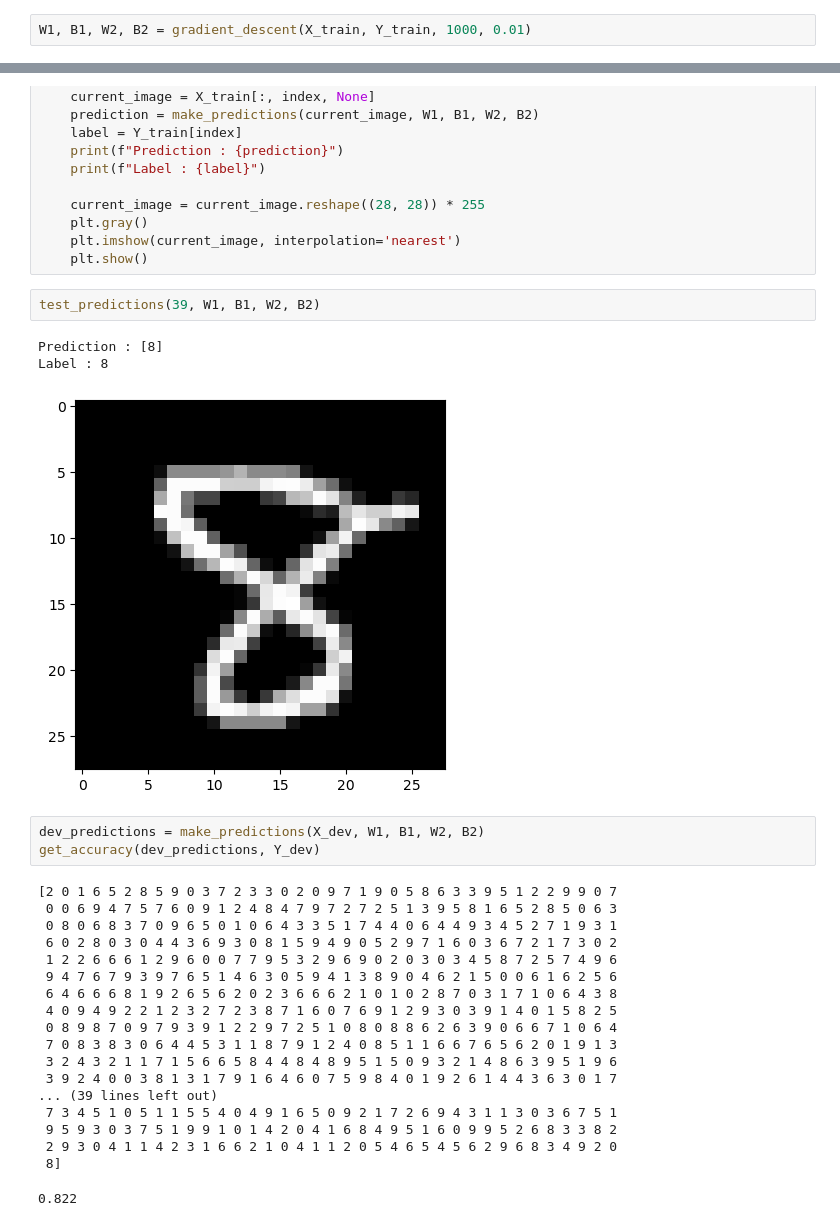
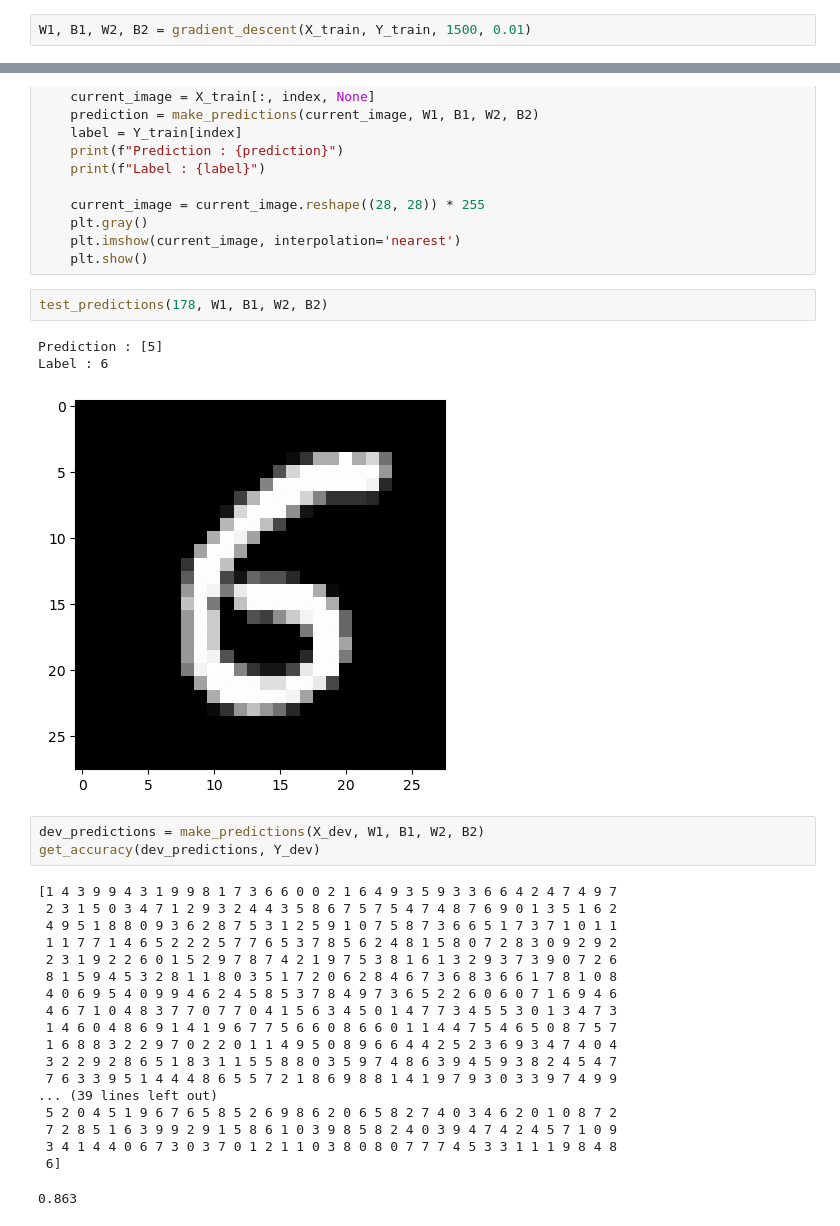
Before and after one commit to AS200585/nn-from-scratch-math-numpy, a Jupyter notebook: nn-from-numpy-scratch.ipynb, the cells around one changed output, grey strips where cells are left out. Cells and saved outputs as stored; diff of their text form.

```diff
--- a/nn-from-numpy-scratch.ipynb
+++ b/nn-from-numpy-scratch.ipynb
@@ -104,6 +104,6 @@ def gradient_descent(X, Y, iterations, alpha):
             print(f"Accuracy : {get_accuracy(get_predictions(A2), Y)}")
     return W1, B1, W2, B2
 # %%
-W1, B1, W2, B2 = gradient_descent(X_train, Y_train, 1000, 0.01)
+W1, B1, W2, B2 = gradient_descent(X_train, Y_train, 1500, 0.01)
 # %% [output]
 Iteratiopn : 0
@@ -141,30 +141,30 @@ def test_predictions(index, W1, B1, W2, B2):
     plt.imshow(current_image, interpolation='nearest')
     plt.show()
 # %%
-test_predictions(39, W1, B1, W2, B2)
+test_predictions(178, W1, B1, W2, B2)
 # %% [output]
-Prediction : [8]
-Label : 8
+Prediction : [5]
+Label : 6
-[figure, old version]
+[figure, new version]
 # %%
 dev_predictions = make_predictions(X_dev, W1, B1, W2, B2)
 get_accuracy(dev_predictions, Y_dev)
 # %% [output]
-[2 0 1 6 5 2 8 5 9 0 3 7 2 3 3 0 2 0 9 7 1 9 0 5 8 6 3 3 9 5 1 2 2 9 9 0 7
- 0 0 6 9 4 7 5 7 6 0 9 1 2 4 8 4 7 9 7 2 7 2 5 1 3 9 5 8 1 6 5 2 8 5 0 6 3
- 0 8 0 6 8 3 7 0 9 6 5 0 1 0 6 4 3 3 5 1 7 4 4 0 6 4 4 9 3 4 5 2 7 1 9 3 1
- 6 0 2 8 0 3 0 4 4 3 6 9 3 0 8 1 5 9 4 9 0 5 2 9 7 1 6 0 3 6 7 2 1 7 3 0 2
- 1 2 2 6 6 6 1 2 9 6 0 0 7 7 9 5 3 2 9 6 9 0 2 0 3 0 3 4 5 8 7 2 5 7 4 9 6
- 9 4 7 6 7 9 3 9 7 6 5 1 4 6 3 0 5 9 4 1 3 8 9 0 4 6 2 1 5 0 0 6 1 6 2 5 6
- 6 4 6 6 6 8 1 9 2 6 5 6 2 0 2 3 6 6 6 2 1 0 1 0 2 8 7 0 3 1 7 1 0 6 4 3 8
- 4 0 9 4 9 2 2 1 2 3 2 7 2 3 8 7 1 6 0 7 6 9 1 2 9 3 0 3 9 1 4 0 1 5 8 2 5
- 0 8 9 8 7 0 9 7 9 3 9 1 2 2 9 7 2 5 1 0 8 0 8 8 6 2 6 3 9 0 6 6 7 1 0 6 4
- 7 0 8 3 8 3 0 6 4 4 5 3 1 1 8 7 9 1 2 4 0 8 5 1 1 6 6 7 6 5 6 2 0 1 9 1 3
- 3 2 4 3 2 1 1 7 1 5 6 6 5 8 4 4 8 4 8 9 5 1 5 0 9 3 2 1 4 8 6 3 9 5 1 9 6
- 3 9 2 4 0 0 3 8 1 3 1 7 9 1 6 4 6 0 7 5 9 8 4 0 1 9 2 6 1 4 4 3 6 3 0 1 7
+[1 4 3 9 9 4 3 1 9 9 8 1 7 3 6 6 0 0 2 1 6 4 9 3 5 9 3 3 6 6 4 2 4 7 4 9 7
+ 2 3 1 5 0 3 4 7 1 2 9 3 2 4 4 3 5 8 6 7 5 7 5 4 7 4 8 7 6 9 0 1 3 5 1 6 2
+ 4 9 5 1 8 8 0 9 3 6 2 8 7 5 3 1 2 5 9 1 0 7 5 8 7 3 6 6 5 1 7 3 7 1 0 1 1
+ 1 1 7 7 1 4 6 5 2 2 2 5 7 7 6 5 3 7 8 5 6 2 4 8 1 5 8 0 7 2 8 3 0 9 2 9 2
+ 2 3 1 9 2 2 6 0 1 5 2 9 7 8 7 4 2 1 9 7 5 3 8 1 6 1 3 2 9 3 7 3 9 0 7 2 6
+ 8 1 5 9 4 5 3 2 8 1 1 8 0 3 5 1 7 2 0 6 2 8 4 6 7 3 6 8 3 6 6 1 7 8 1 0 8
+ 4 0 6 9 5 4 0 9 9 4 6 2 4 5 8 5 3 7 8 4 9 7 3 6 5 2 2 6 0 6 0 7 1 6 9 4 6
+ 4 6 7 1 0 4 8 3 7 7 0 7 7 0 4 1 5 6 3 4 5 0 1 4 7 7 3 4 5 5 3 0 1 3 4 7 3
+ 1 4 6 0 4 8 6 9 1 4 1 9 6 7 7 5 6 6 0 8 6 6 0 1 1 4 4 7 5 4 6 5 0 8 7 5 7
+ 1 6 8 8 3 2 2 9 7 0 2 2 0 1 1 4 9 5 0 8 9 6 6 4 4 2 5 2 3 6 9 3 4 7 4 0 4
+ 3 2 2 9 2 8 6 5 1 8 3 1 1 5 5 8 8 0 3 5 9 7 4 8 6 3 9 4 5 9 3 8 2 4 5 4 7
+ 7 6 3 3 9 5 1 4 4 4 8 6 5 5 7 2 1 8 6 9 8 8 1 4 1 9 7 9 3 0 3 3 9 7 4 9 9
 ... (39 lines left out)
- 7 3 4 5 1 0 5 1 1 5 5 4 0 4 9 1 6 5 0 9 2 1 7 2 6 9 4 3 1 1 3 0 3 6 7 5 1
- 9 5 9 3 0 3 7 5 1 9 9 1 0 1 4 2 0 4 1 6 8 4 9 5 1 6 0 9 9 5 2 6 8 3 3 8 2
- 2 9 3 0 4 1 1 4 2 3 1 6 6 2 1 0 4 1 1 2 0 5 4 6 5 4 5 6 2 9 6 8 3 4 9 2 0
- 8]
+ 5 2 0 4 5 1 9 6 7 6 5 8 5 2 6 9 8 6 2 0 6 5 8 2 7 4 0 3 4 6 2 0 1 0 8 7 2
+ 7 2 8 5 1 6 3 9 9 2 9 1 5 8 6 1 0 3 9 8 5 8 2 4 0 3 9 4 7 4 2 4 5 7 1 0 9
+ 3 4 1 4 4 0 6 7 3 0 3 7 0 1 2 1 1 0 3 8 0 8 0 7 7 7 4 5 3 3 1 1 1 9 8 4 8
+ 6]
-0.822
+0.863
```
Also changed, not shown: parts of 7 cells of this notebook.
